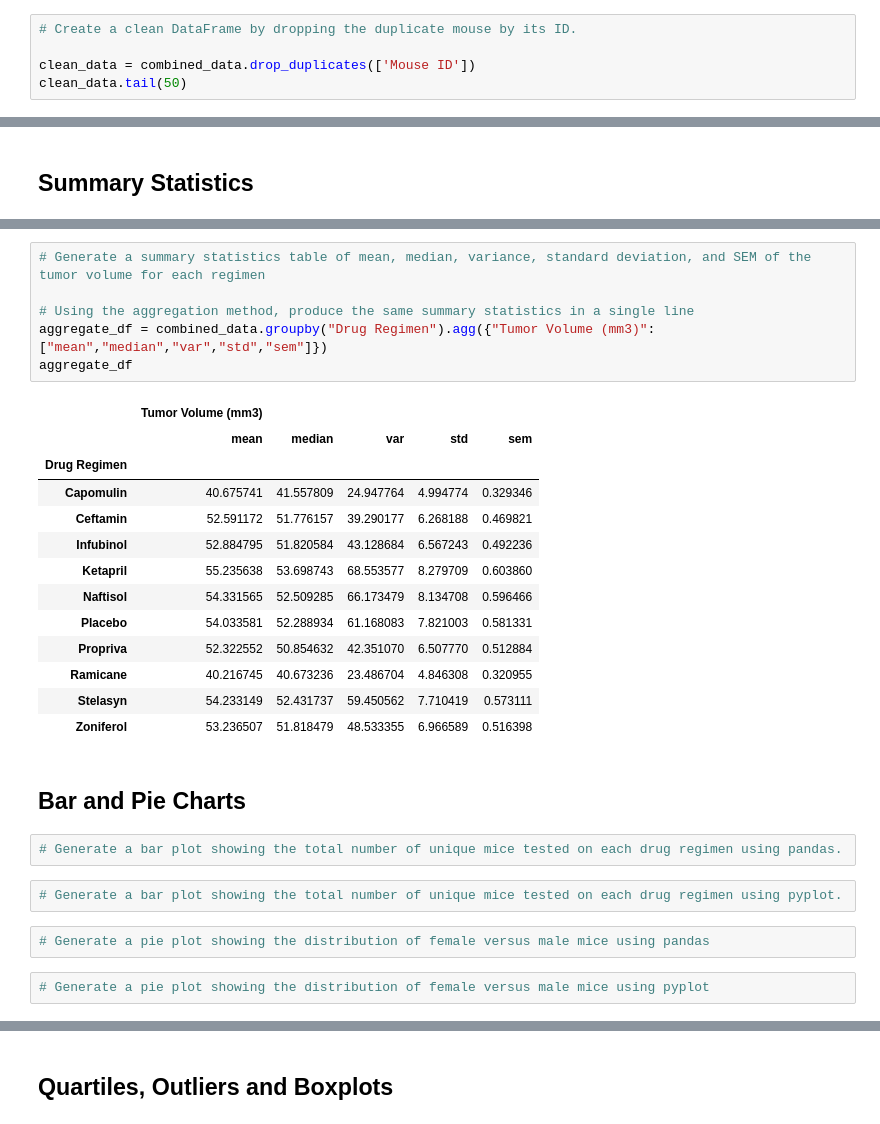
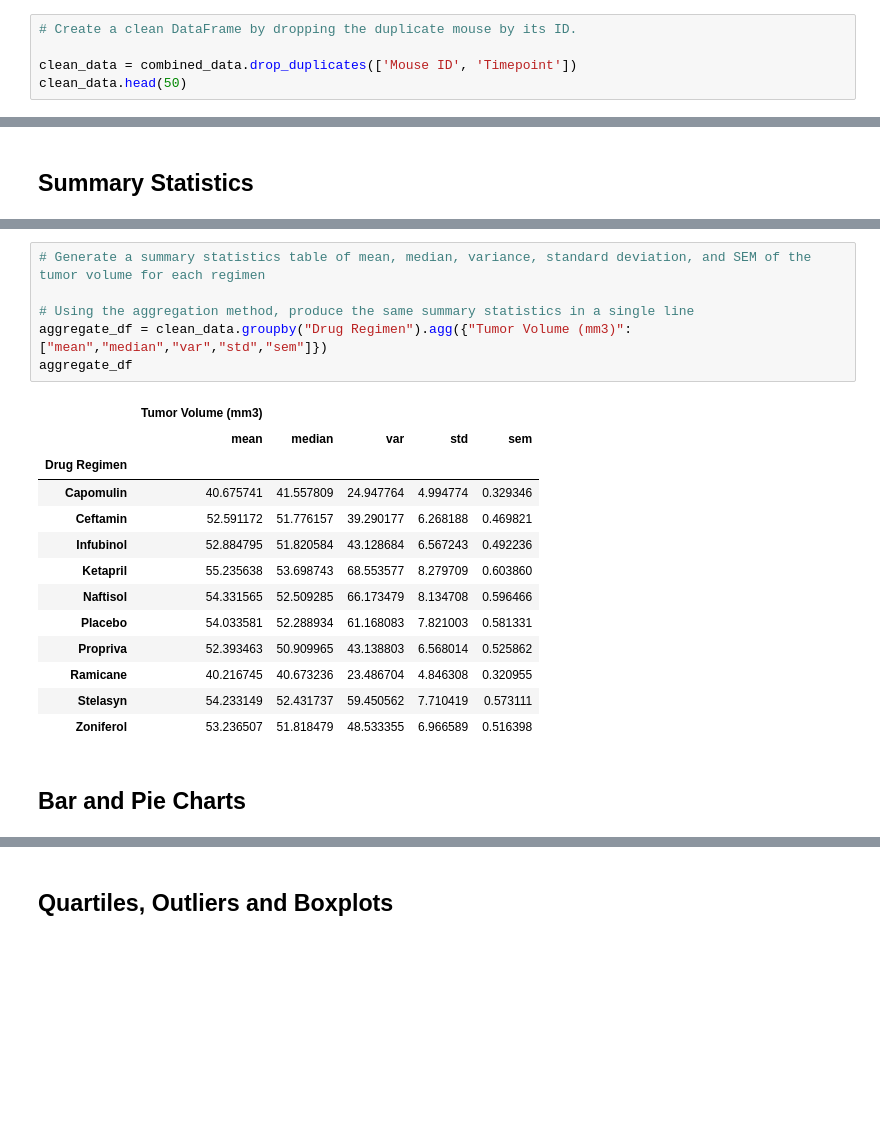
Before and after one commit to eddyannobil/Pymaceuticals, a Jupyter notebook: pymaceuticals_starter.ipynb, the cells around one changed output, grey strips where cells are left out. Cells and saved outputs as stored; diff of their text form; blank space fills up the shorter version.

Commit message:
summary statistics and plots

```diff
--- a/pymaceuticals_starter.ipynb
+++ b/pymaceuticals_starter.ipynb
@@ -66,7 +78,7 @@ duplicate_data
 # %%
 # Create a clean DataFrame by dropping the duplicate mouse by its ID.
 
-clean_data = combined_data.drop_duplicates(['Mouse ID'])
-clean_data.tail(50)
+clean_data = combined_data.drop_duplicates(['Mouse ID', 'Timepoint'])
+clean_data.head(50)
 # %% [output]
 |  | Mouse ID | Drug Regimen | Sex | Age_months | Weight (g) | Timepoint | Tumor Volume (mm3) | ... |
@@ -124,30 +136,22 @@ summary_df
 # %%
 # Generate a summary statistics table of mean, median, variance, standard deviation, and SEM of the tumor volume for each regimen
 
 # Using the aggregation method, produce the same summary statistics in a single line
-aggregate_df = combined_data.groupby("Drug Regimen").agg({"Tumor Volume (mm3)":["mean","median","var","std","sem"]})
+aggregate_df = clean_data.groupby("Drug Regimen").agg({"Tumor Volume (mm3)":["mean","median","var","std","sem"]})
 aggregate_df
 # %% [output]
 |  | Tumor Volume (mm3) |  |  |  |  |
 |  | mean | median | var | std | sem |
 | Drug Regimen |  |  |  |  |  |
 | Capomulin | 40.675741 | 41.557809 | 24.947764 | 4.994774 | 0.329346 |
 | Ceftamin | 52.591172 | 51.776157 | 39.290177 | 6.268188 | 0.469821 |
 | Infubinol | 52.884795 | 51.820584 | 43.128684 | 6.567243 | 0.492236 |
 | Ketapril | 55.235638 | 53.698743 | 68.553577 | 8.279709 | 0.603860 |
 | Naftisol | 54.331565 | 52.509285 | 66.173479 | 8.134708 | 0.596466 |
 | Placebo | 54.033581 | 52.288934 | 61.168083 | 7.821003 | 0.581331 |
-| Propriva | 52.322552 | 50.854632 | 42.351070 | 6.507770 | 0.512884 |
+| Propriva | 52.393463 | 50.909965 | 43.138803 | 6.568014 | 0.525862 |
 | Ramicane | 40.216745 | 40.673236 | 23.486704 | 4.846308 | 0.320955 |
 | Stelasyn | 54.233149 | 52.431737 | 59.450562 | 7.710419 | 0.573111 |
 | Zoniferol | 53.236507 | 51.818479 | 48.533355 | 6.966589 | 0.516398 |
 # %% [markdown]
 ## Bar and Pie Charts
-# %%
-# Generate a bar plot showing the total number of unique mice tested on each drug regimen using pandas.
-# %%
-# Generate a bar plot showing the total number of unique mice tested on each drug regimen using pyplot.
-# %%
-# Generate a pie plot showing the distribution of female versus male mice using pandas
-# %%
-# Generate a pie plot showing the distribution of female versus male mice using pyplot
```
Also changed, not shown: parts of 17 cells of this notebook.
